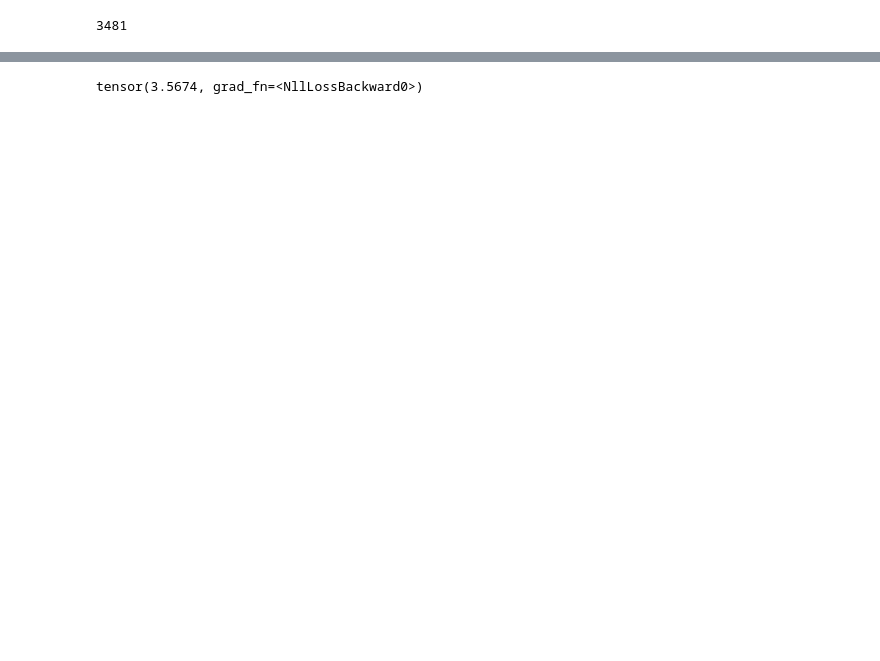
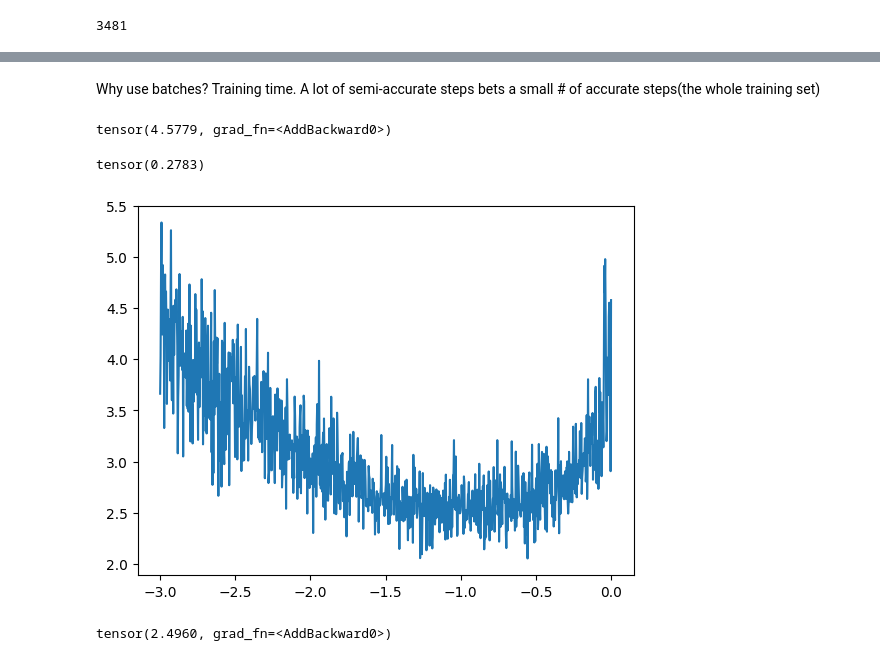
Before and after one commit to adamj34/neural_nets_AK, a Jupyter notebook: mlp/mlp_respectable.ipynb, the cells around one changed output, grey strips where cells are left out. Drawn from its saved outputs; the diff is of its cells as text; code cells hidden in the pictures; blank space fills up the shorter version.

Commit message:
mlp until learning rates

```diff
--- a/mlp/mlp_respectable.ipynb
+++ b/mlp/mlp_respectable.ipynb
@@ -60,3 +69,8 @@ parameters = [C, W1, b1, W2, b2]
 sum(p.nelement() for p in parameters) # number of parameters in total
 # %% [output]
 3481
+# %%
+# find the best learning rate in [0.001, 1]
+learning_rates_exponent = torch.linspace(start=-3, end=0, steps=1000) # 10**(-3) = 0.001, 10**0 = 1
+learning_rates = 10**learning_rates_exponent # exponential step
+learning_rates
@@ -63,11 +95,18 @@ sum(p.nelement() for p in parameters) # number of parameters in total
+# %% [markdown]
+Why use batches? Training time. A lot of semi-accurate steps bets a small # of accurate steps(the whole training set)
 # %%
 # train
-for _ in range(1000):
+l = []
+losses = []
+for i in range(1000):
+    # minibatch construct
+    inx = torch.randint(0, X.shape[0], (32,))
+
     # forward pass
-    emb = C[X]
+    emb = C[X[inx]] # grab only those rows from the minibatch
     h = torch.tanh(emb.view(-1, 6) @ W1 + b1)
     logits = h @ W2 + b2
-    loss = F.cross_entropy(logits, Y)
+    loss = F.cross_entropy(logits, Y[inx]) + 0.001*(W2**2).mean()
 
     # backward pass
     for p in parameters:
@@ -75,11 +114,30 @@ for _ in range(1000):
     loss.backward()
 
     # update parameters
+    l_r = learning_rates[i]
     for p in parameters:
-        p.data += -0.01 * p.grad
+        p.data += -l_r * p.grad
+
+    #stats
+    l.append(learning_rates_exponent[i])
+    losses.append(loss.item())
 loss
 # %% [output]
-tensor(3.5674, grad_fn=<NllLossBackward0>)
+tensor(4.5779, grad_fn=<AddBackward0>)
+# %%
+plt.plot(l, losses)
+learning_rates[np.argmin(losses)]
+# %% [output]
+tensor(0.2783)
+[figure, added]
+# %%
+emb = C[X] # grab only those rows from the minibatch
+h = torch.tanh(emb.view(-1, 6) @ W1 + b1)
+logits = h @ W2 + b2
+loss = F.cross_entropy(logits, Y) + 0.001*(W2**2).mean()
+loss
+# %% [output]
+tensor(2.4960, grad_fn=<AddBackward0>)
 # %%
 # sample from the model
 g = torch.Generator().manual_seed(2147483647 + 10)
```
Also changed, not shown: parts of 3 cells of this notebook, 1 other file.
